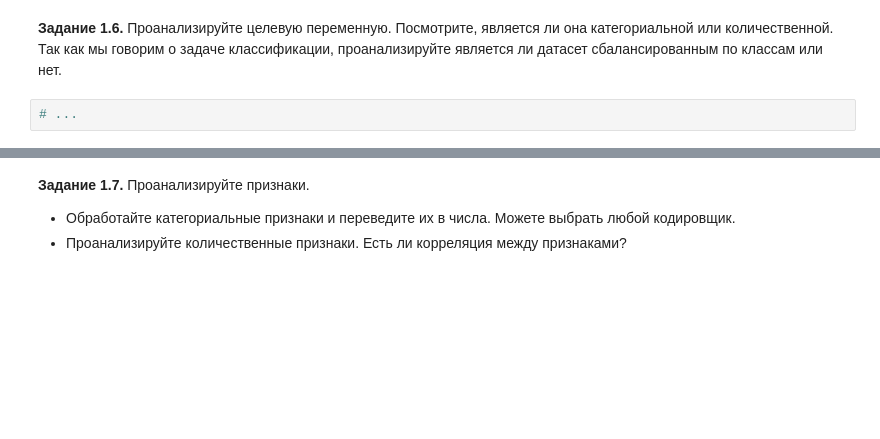
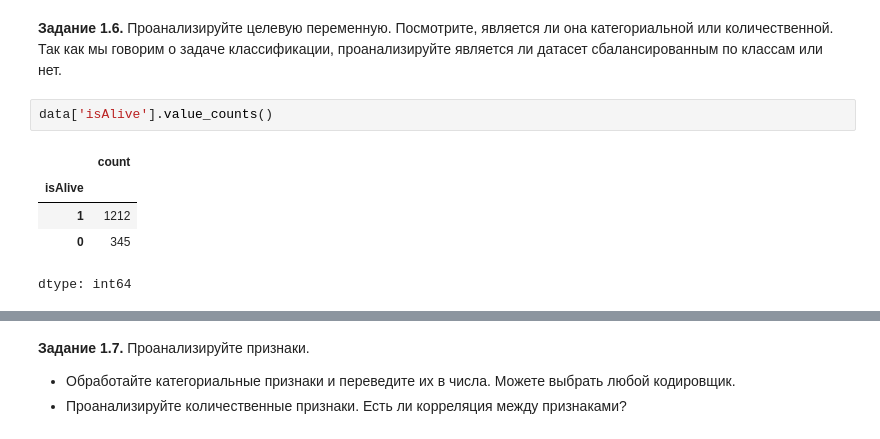
Before and after one commit to taravskayavm/DLS_I, a Jupyter notebook: week_01_ml_intro/Homework/hw_1_game_of_thrones.ipynb, the cells around one changed output, grey strips where cells are left out. Drawn from its saved outputs; the diff is of its cells as text; blank space fills up the shorter version.

```diff
--- a/week_01_ml_intro/Homework/hw_1_game_of_thrones.ipynb
+++ b/week_01_ml_intro/Homework/hw_1_game_of_thrones.ipynb
@@ -340,5 +340,11 @@ dtypes: int64(11), object(3)
 memory usage: 182.5+ KB
 # %% [markdown]
 **Задание 1.6.** Проанализируйте целевую переменную. Посмотрите, является ли она категориальной или количественной. Так как мы говорим о задаче классификации, проанализируйте является ли датасет сбалансированным по классам или нет.
-# %%
-# ...
+# %%
+data['isAlive'].value_counts()
+# %% [output]
+|  | count |
+| isAlive |  |
+| 1 | 1212 |
+| 0 | 345 |
+dtype: int64
```
Also changed, not shown: parts of 4 cells of this notebook.
